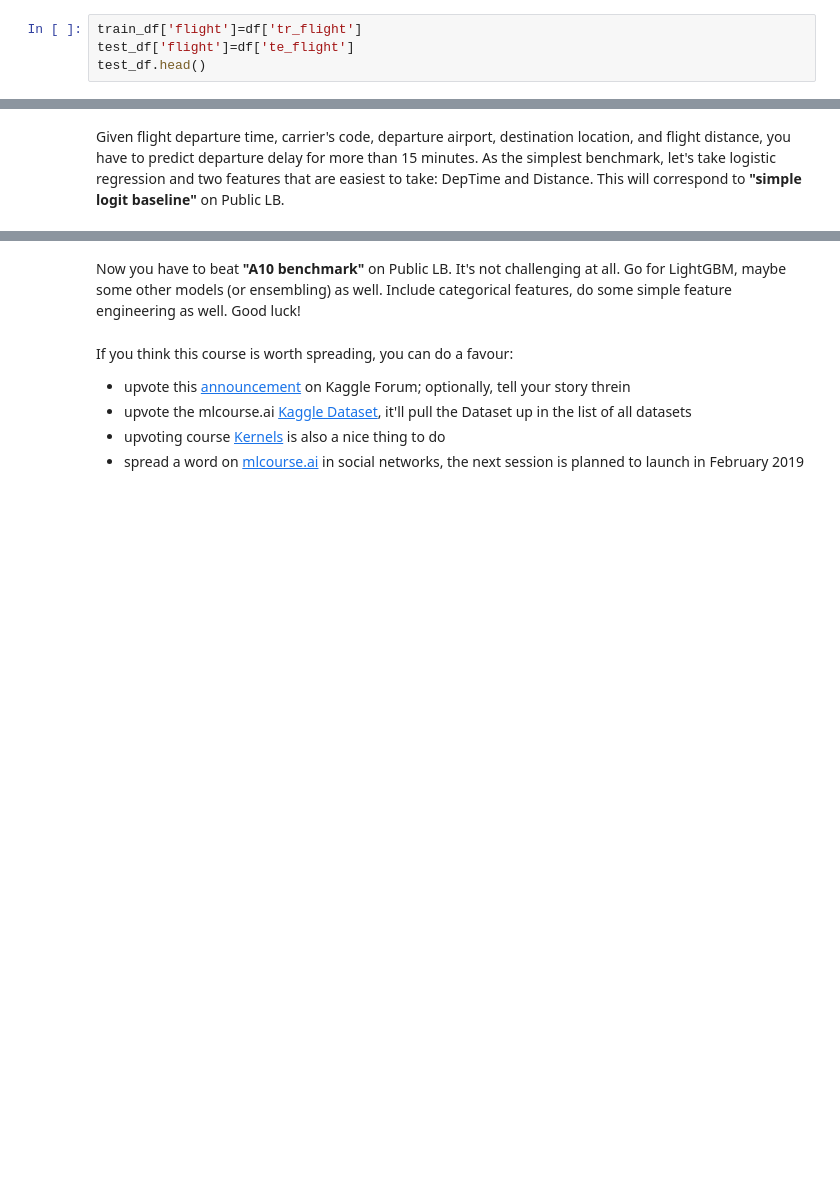
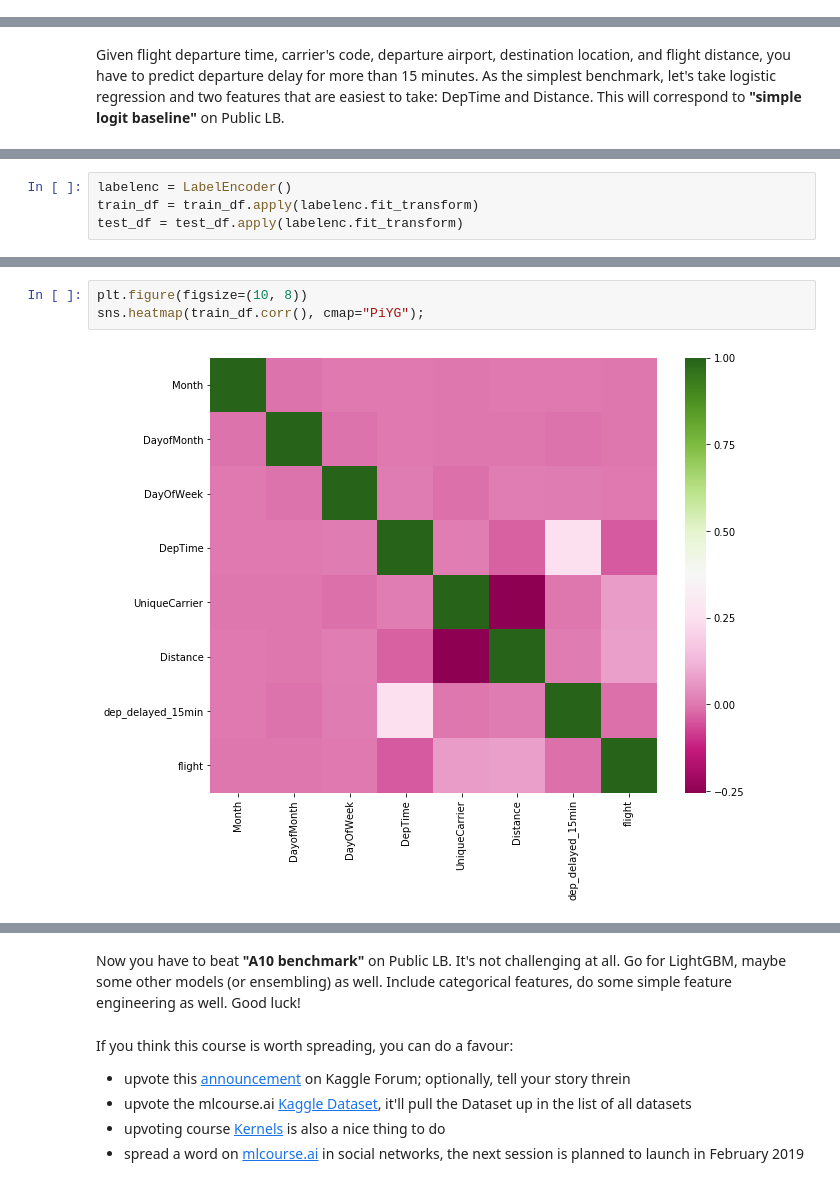
Before and after one commit to sitask/Fall2018_mlcourse.ai, a Jupyter notebook: assgn10.ipynb, the cells around one changed output, grey strips where cells are left out. Drawn from its saved outputs; the diff is of its cells as text; blank space fills up the shorter version.

```diff
--- a/assgn10.ipynb
+++ b/assgn10.ipynb
@@ -111,4 +60,0 @@ df = flights.apply(labelenc.fit_transform)
-# %%
-train_df['flight']=df['tr_flight']
-test_df['flight']=df['te_flight']
-test_df.head()
@@ -180,0 +72,4 @@ pd.Series(xgb_test_pred,
+# %%
+labelenc = LabelEncoder()
+train_df = train_df.apply(labelenc.fit_transform)
+test_df = test_df.apply(labelenc.fit_transform)
@@ -180,0 +85,5 @@ pd.Series(xgb_test_pred,
+# %%
+plt.figure(figsize=(10, 8))
+sns.heatmap(train_df.corr(), cmap="PiYG");
+# %% [output]
+[figure, added]
```
Also changed, not shown: parts of 71 cells of this notebook.
